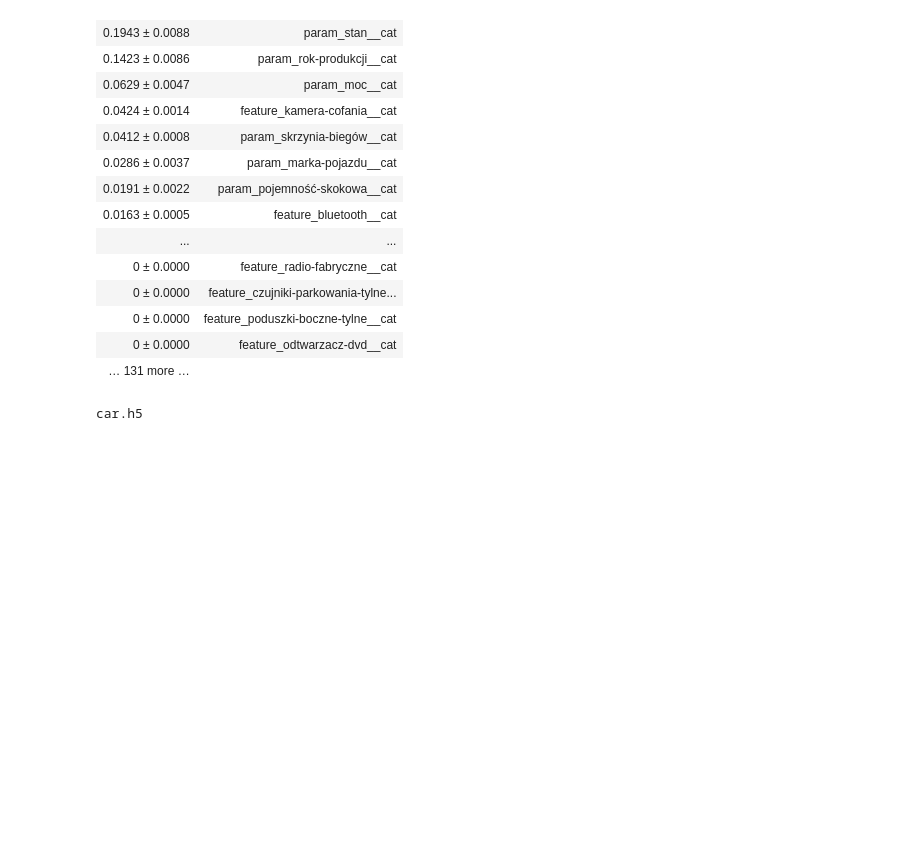
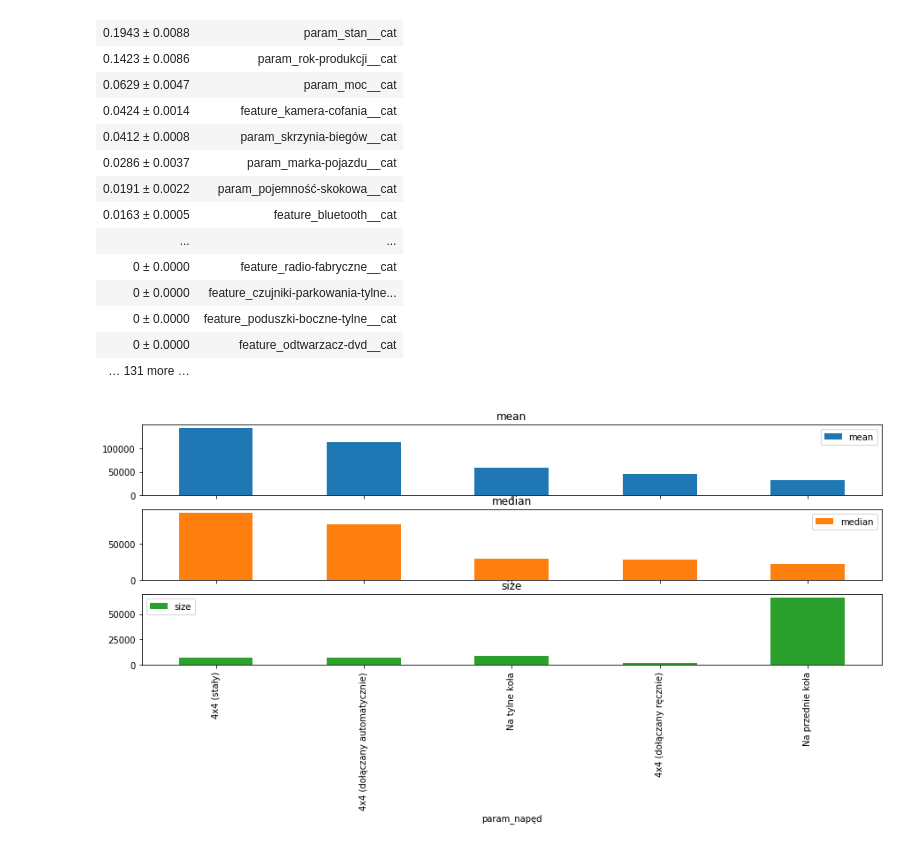
Before and after one commit to saycon1/matrix_two_cars, a Jupyter notebook: day3_simple_model.ipynb, the cells around one changed output. Cells and saved outputs as stored; diff of their text form; code cells hidden in the pictures; blank space fills up the shorter version.

Commit message:
add simple model + visual

```diff
--- a/day3_simple_model.ipynb
+++ b/day3_simple_model.ipynb
@@ -24,3 +27,12 @@ Successfully installed eli5-0.10.1
+# %%
+def group_and_barplot(feat_groupby, feat_agg='price_value', feat_funcs=[np.mean, np.median, np.size], feat_sort='mean', top=50, subplots=True):
+  return (
+    df
+      .groupby(feat_groupby)[feat_agg]
+      .agg(feat_funcs)
+      .sort_values(by=feat_sort, ascending = False)
+      .head(top)
+).plot(kind='bar', figsize=(15,5), subplots=subplots)
 # %%
 import pandas as pd
 import numpy as np
@@ -193,7 +205,7 @@ eli5.show_weights(imp, feature_names=cat_feats)
 | 0 ± 0.0000 | feature_poduszki-boczne-tylne__cat |
 | 0 ± 0.0000 | feature_odtwarzacz-dvd__cat |
 | … 131 more … |  |
-# %%
-ls
-# %% [output]
-car.h5
+# %%
+group_and_barplot('param_napęd',feat_sort='mean');
+# %% [output]
+[figure, added]
```
Also changed, not shown: parts of 1 cell of this notebook.
